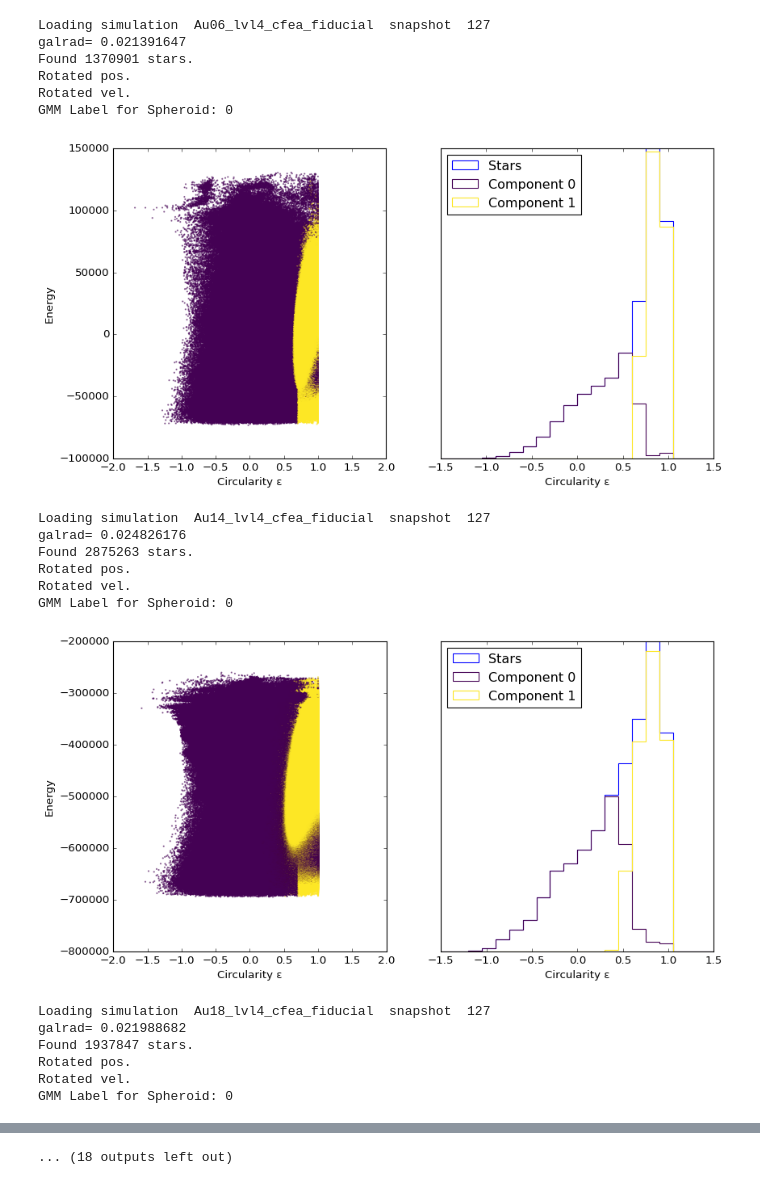
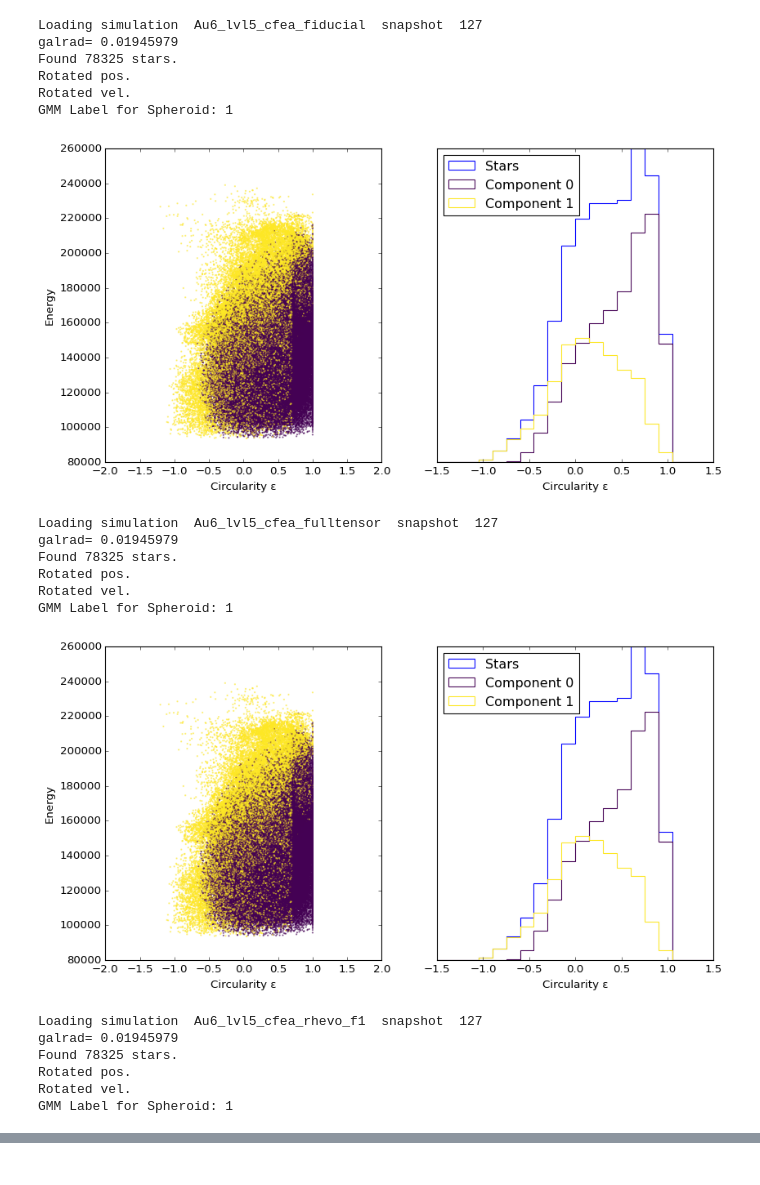
Before and after one commit to pablocoque/post_process_routines, a Jupyter notebook: src/halo_gc_mass_relation.ipynb, the cells around one changed output, grey strips where cells are left out. Cells and saved outputs as stored; diff of their text form; code cells hidden in the pictures.

```diff
--- a/src/halo_gc_mass_relation.ipynb
+++ b/src/halo_gc_mass_relation.ipynb
@@ -14,9 +14,11 @@ rcParams['figure.facecolor'] = 'white'
 #     "text.usetex": True
 # })
 # %%
-path = './'
-original_mw = sorted([directory for directory in os.listdir(path) if 'Au' in directory and 'cfea_fiducial' in directory])
+# path = './level4/'
+path = './lvl5_testruns/'
+original_mw = sorted([directory for directory in os.listdir(path) if 'Au6' in directory and 'cfea' in directory])
 lowmass_mw = sorted([directory for directory in os.listdir(path) if 'L' in directory and 'cfea_fiducial' in directory])
 dwarfs = sorted([directory for directory in os.listdir(path) if 'D' in directory and 'cfea_fiducial' in directory])
 
-simulation_list = original_mw + lowmass_mw + dwarfs
+simulation_list = original_mw# + lowmass_mw + dwarfs
+# simulation_list.remove('Au17_cfea_fiducial')
@@ -27,5 +25,5 @@ simulation_list = original_mw + lowmass_mw + dwarfs
 # %%
-baseline_sim = 'Au06_lvl4_cfea_scbase'
+baseline_sim = 'Au06_cfea_scbase'
 simulation_list.append(baseline_sim)
 # %%
 simulation_list
@@ -82,19 +70,23 @@ for sim in simulation_list:
 
     # Fit GMM
     gmm = GaussianMixture(n_components=2, means_init=[[0.0,np.median(orbital_energy[starparts]), -2.0],
-                                                      [0.9,np.median(orbital_energy[starparts]), -3.0]],
-                                                       covariance_type='full', random_state=42)
+                                                    [0.9,np.median(orbital_energy[starparts]), -5.0]],
+                                                    covariance_type='full', random_state=42)
     gmm.fit(X)
 
     # Predict cluster memberships
     decomp_labels = gmm.predict(X)
     median_eps = [np.median(eps[decomp_labels==i]) for i in range(gmm.n_components)]
-    sph_label = np.argmin(median_eps)
-    disc_label = np.argmax(median_eps)
+    sph_label = np.argmin(np.array(median_eps))
+    disc_label = np.argmax(np.array(median_eps))
 
-    #Force assign disc_label to clusters with high circularity
-    mask = (decomp_labels == sph_label) & (eps > 0.7) & (s.r()[starparts] < np.percentile(s.r()[starparts][decomp_labels == disc_label], 0.75))
+    # Force assign disc_label to clusters with high circularity parameter
+    mask = (decomp_labels == sph_label) & (eps > 0.7)# & (s.r()[starparts] < np.percentile(s.r()[starparts][decomp_labels == disc_label], 0.5))
     decomp_labels[mask] = disc_label
+
+    # Force assign sph_label to clusters with high z-coordinate (10kpc)
+    mask = (decomp_labels == disc_label) & (np.abs(s.data['pos'][:,0][starparts])*1e3 > 5.)
+    decomp_labels[mask] = sph_label
 
     print('GMM Label for Spheroid:', sph_label)
     mask_decomposition = decomp_labels[mask_clusters_initial] == sph_label
@@ -110,46 +102,46 @@ for sim in simulation_list:
         ax[1].hist(eps[(decomp_labels==i)], histtype='step', edgecolor=label_color[i], bins=20, range=[-1.5,1.5], label=f'Component {i}')
     ax[1].get_yaxis().set_ticks([])
     ax[1].legend(loc='upper left')
     ax[1].set_xlabel('Circularity ε')
     plt.show()
 
     cluster_masses = s.data['mclt'][starparts][mask_clusters_initial][mask_decomposition].flatten()
     init_cluster_masses = s.data['imcl'][starparts][mask_clusters_initial][mask_decomposition].flatten()
 
     not_empty_clusters = (init_cluster_masses>0.)
 
     cluster_masses = cluster_masses[not_empty_clusters]
     init_cluster_masses = init_cluster_masses[not_empty_clusters]
 
     clusters_formtime = np.repeat(s.data['age'][starparts][mask_clusters_initial][mask_decomposition], s.data['incl'][starparts][mask_clusters_initial][mask_decomposition])
     clusters_age = s.cosmology_get_lookback_time_from_a(clusters_formtime, is_flat=True) - s.cosmology_get_lookback_time_from_a(s.time, is_flat=True)
 
     low_mass_cut = 1e5
 
     not_empty_clusters = (cluster_masses>0.)
     init_mass_cut = (1e10*init_cluster_masses[not_empty_clusters]>low_mass_cut)
     age_cut = (clusters_age[not_empty_clusters][init_mass_cut]>6.)
 
     gc_system_masses.append((1e10*cluster_masses[not_empty_clusters][init_mass_cut][age_cut]).sum()) # in Msun
     halo_info.append([sim, sf.data['fmc2'][0]*1e10, sf.data['frc2'][0]*1e3, sf.data['smty'][0][4]*1e10, gc_system_masses[-1]])
 # %% [output]
-Loading simulation  Au06_lvl4_cfea_fiducial  snapshot  127
-galrad= 0.021391647
-Found 1370901 stars.
+Loading simulation  Au6_lvl5_cfea_fiducial  snapshot  127
+galrad= 0.01945979
+Found 78325 stars.
 Rotated pos.
 Rotated vel.
-GMM Label for Spheroid: 0
+GMM Label for Spheroid: 1
-[figure, old version]
+[figure, new version]
-Loading simulation  Au14_lvl4_cfea_fiducial  snapshot  127
-galrad= 0.024826176
-Found 2875263 stars.
+Loading simulation  Au6_lvl5_cfea_fulltensor  snapshot  127
+galrad= 0.01945979
+Found 78325 stars.
 Rotated pos.
 Rotated vel.
-GMM Label for Spheroid: 0
+GMM Label for Spheroid: 1
-[figure, old version]
+[figure, new version]
-Loading simulation  Au18_lvl4_cfea_fiducial  snapshot  127
-galrad= 0.021988682
-Found 1937847 stars.
+Loading simulation  Au6_lvl5_cfea_rhevo_f1  snapshot  127
+galrad= 0.01945979
+Found 78325 stars.
 Rotated pos.
 Rotated vel.
-GMM Label for Spheroid: 0
+GMM Label for Spheroid: 1
@@ -178,4 +159,3 @@ GMM Label for Spheroid: 0
-... (18 outputs left out)
 # %%
 halo_masses = np.array(halo_masses)
 gc_system_masses = np.array(gc_system_masses)
```
Also changed, not shown: parts of 5 cells of this notebook, 14 other files.
